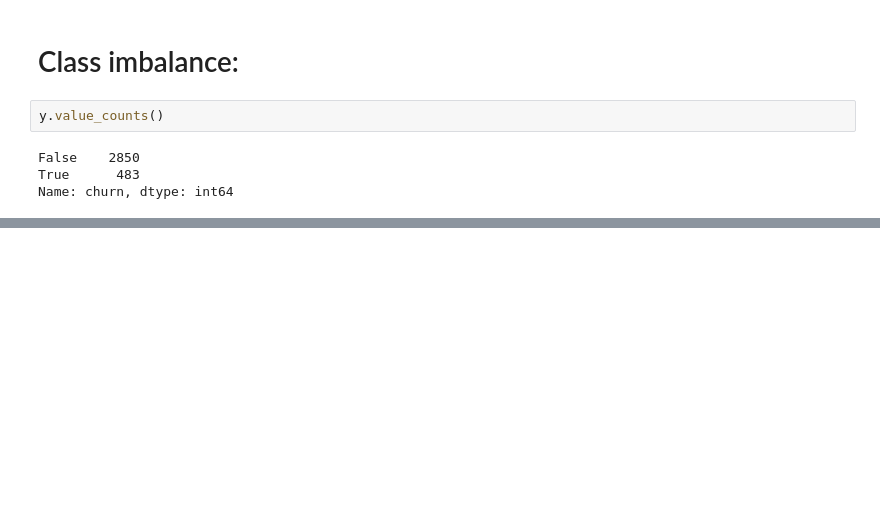
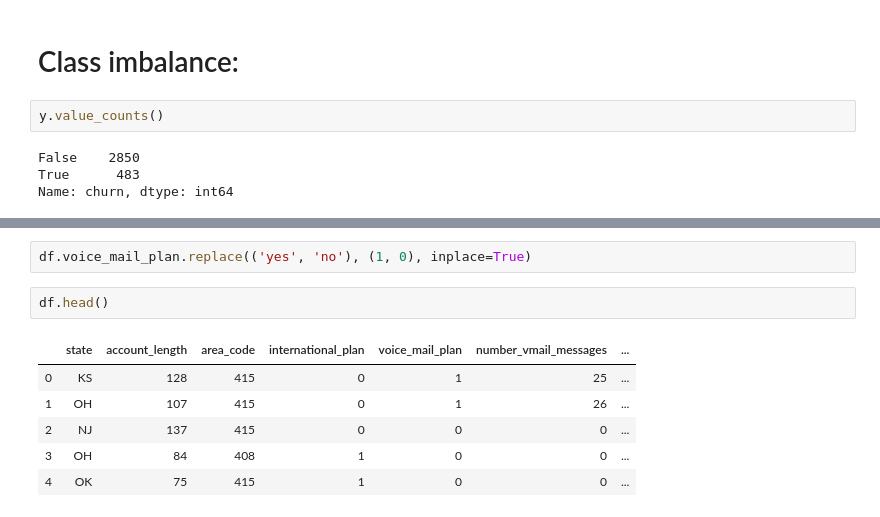
Before and after one commit to chum46/customer_churn_prediction, a Jupyter notebook: notebooks/exploratory/lmc_exploratory_nb/02_codealong_lc.ipynb, the cells around one changed output, grey strips where cells are left out. Drawn from its saved outputs; the diff is of its cells as text; blank space fills up the shorter version.

```diff
--- a/notebooks/exploratory/lmc_exploratory_nb/02_codealong_lc.ipynb
+++ b/notebooks/exploratory/lmc_exploratory_nb/02_codealong_lc.ipynb
@@ -434,0 +545,11 @@ Name: churn, dtype: int64
+# %%
+df.voice_mail_plan.replace(('yes', 'no'), (1, 0), inplace=True)
+# %%
+df.head()
+# %% [output]
+|  | state | account_length | area_code | international_plan | voice_mail_plan | number_vmail_messages | ... |
+| 0 | KS | 128 | 415 | 0 | 1 | 25 | ... |
+| 1 | OH | 107 | 415 | 0 | 1 | 26 | ... |
+| 2 | NJ | 137 | 415 | 0 | 0 | 0 | ... |
+| 3 | OH | 84 | 408 | 1 | 0 | 0 | ... |
+| 4 | OK | 75 | 415 | 1 | 0 | 0 | ... |
```
Also changed, not shown: parts of 25 cells of this notebook.
